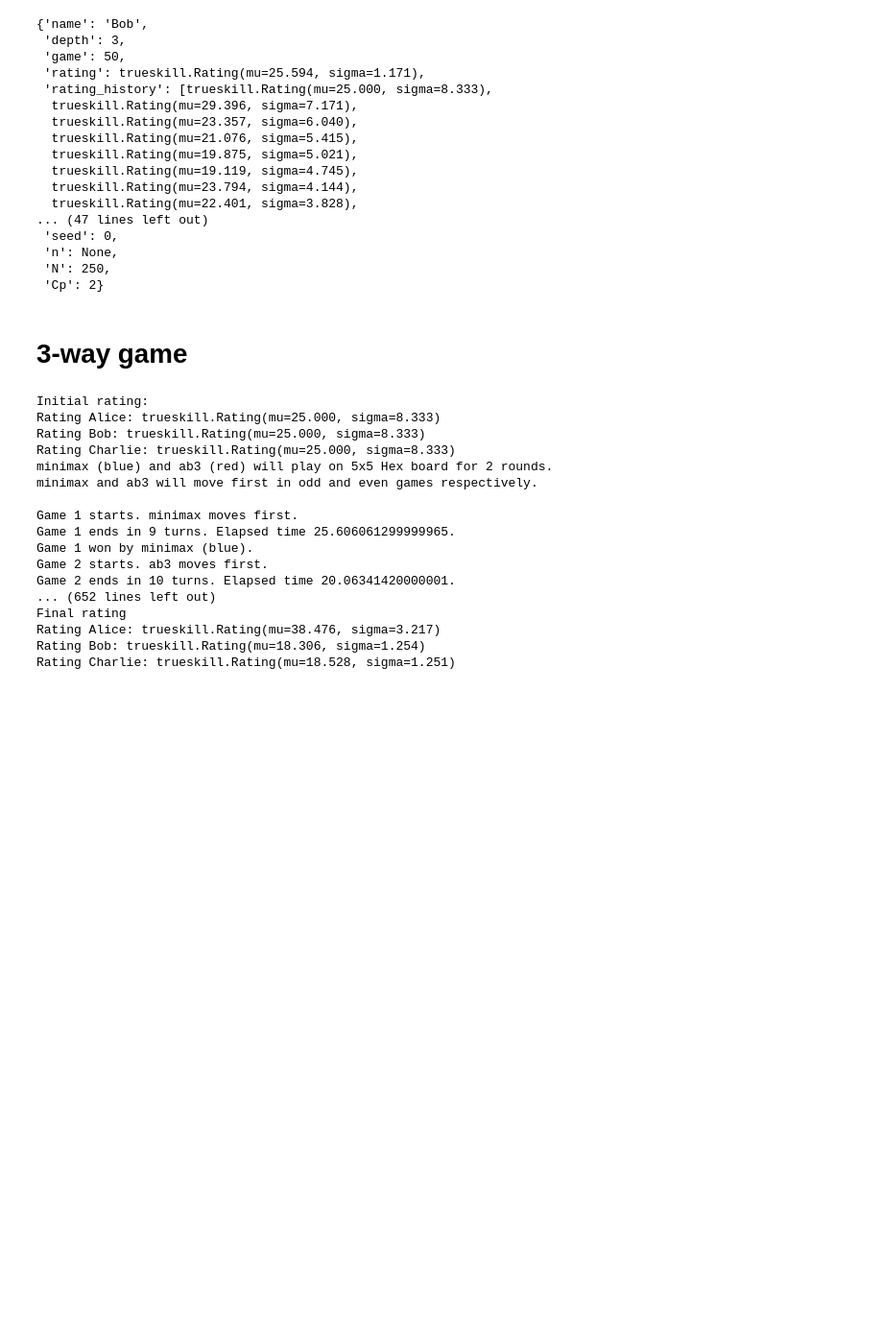
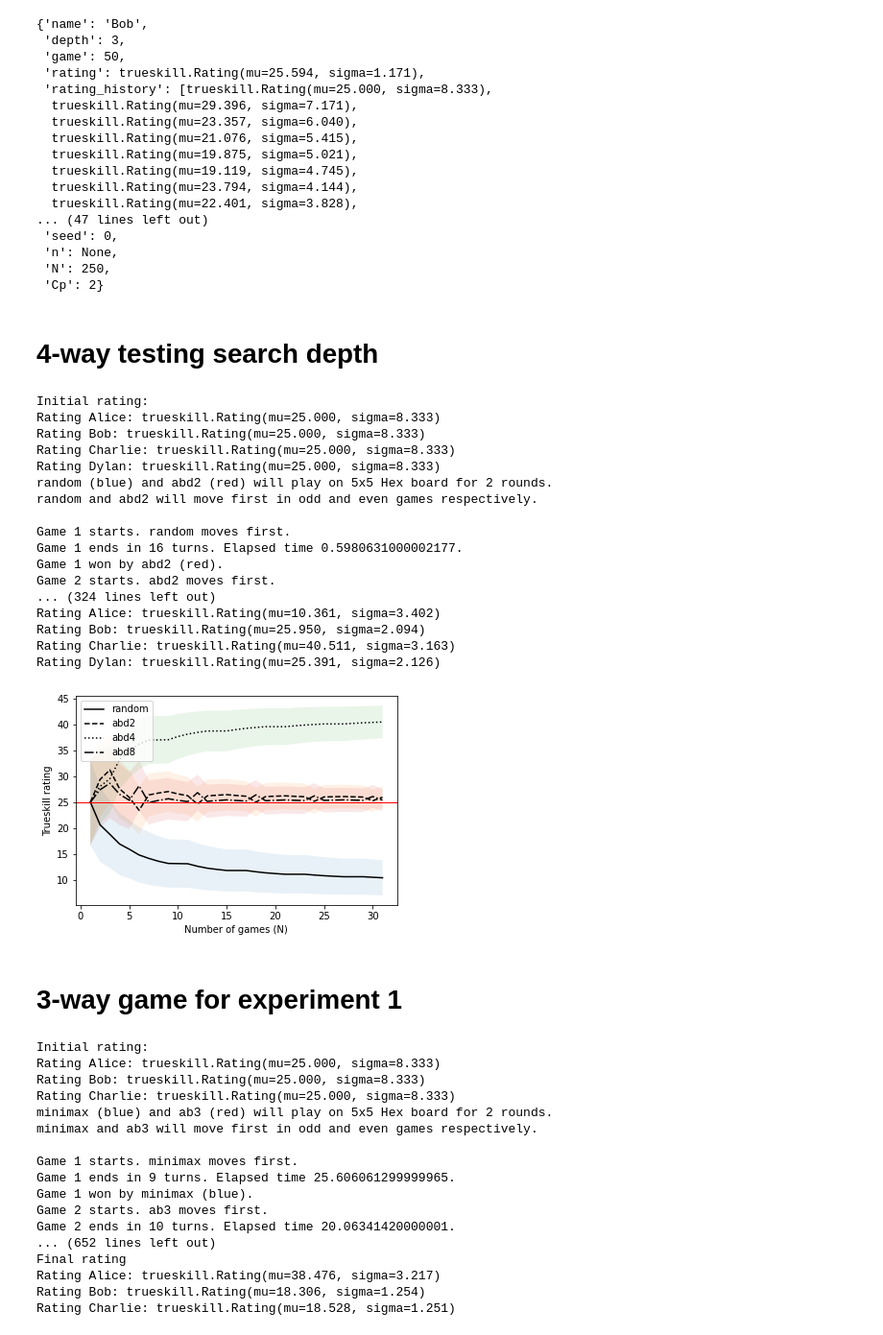
Before and after one commit to cuboids/rl-assignments, a Jupyter notebook: Experiment.ipynb, the cells around one changed output. Shown at 96% size. Cells and saved outputs as stored; diff of their text form; code cells hidden in the pictures; blank space fills up the shorter version.

```diff
--- a/Experiment.ipynb
+++ b/Experiment.ipynb
@@ -226,8 +226,65 @@ Alice.__dict__
  'n': None,
  'N': 250,
  'Cp': 2}
+# %% [markdown]
+# 4-way testing search depth
+# %%
+from RepeatGames import play_hex
+from HexBoard import Agent, HexBoard
+
+N = 5
+game = 2
+boardsize = 5
+
+Alice = Agent(name='random', searchby='random')
+Bob = Agent(name='abd2', searchby='alphabeta', depth=2)
+Charlie = Agent(name='abd4', searchby='alphabeta', depth=3)
+Dylan = Agent(name='abd8', searchby='alphabeta', depth=4)
+
+print('Initial rating:')
+print("Rating Alice:", Alice.rating)
+print("Rating Bob:", Bob.rating)
+print("Rating Charlie:", Charlie.rating)
+print("Rating Dylan:", Dylan.rating)
+
+
+for i in range(0, N):
+
+    play_hex(game, Alice, Bob, boardsize, show_midgame=False, show_endgame=False, analysis=False)
+    play_hex(game, Charlie, Alice, boardsize, show_midgame=False, show_endgame=False, analysis=False)
+    play_hex(game, Bob, Charlie, boardsize, show_midgame=False, show_endgame=False, analysis=False)
+    play_hex(game, Alice, Dylan, boardsize, show_midgame=False, show_endgame=False, analysis=False)
+    play_hex(game, Charlie, Dylan, boardsize, show_midgame=False, show_endgame=False, analysis=False)
+    play_hex(game, Bob, Dylan, boardsize, show_midgame=False, show_endgame=False, analysis=False)
+
+print('Final rating')
+print("Rating Alice:", Alice.rating)
+print("Rating Bob:", Bob.rating)
+print("Rating Charlie:", Charlie.rating)
+print("Rating Dylan:", Dylan.rating)
+
+Alice.plot_rating_history(Bob, Charlie, Dylan)
+# %% [output]
+Initial rating:
+Rating Alice: trueskill.Rating(mu=25.000, sigma=8.333)
+Rating Bob: trueskill.Rating(mu=25.000, sigma=8.333)
+Rating Charlie: trueskill.Rating(mu=25.000, sigma=8.333)
+Rating Dylan: trueskill.Rating(mu=25.000, sigma=8.333)
+random (blue) and abd2 (red) will play on 5x5 Hex board for 2 rounds.
+random and abd2 will move first in odd and even games respectively.
+
+Game 1 starts. random moves first.
+Game 1 ends in 16 turns. Elapsed time 0.5980631000002177.
+Game 1 won by abd2 (red).
+Game 2 starts. abd2 moves first.
+... (324 lines left out)
+Rating Alice: trueskill.Rating(mu=10.361, sigma=3.402)
+Rating Bob: trueskill.Rating(mu=25.950, sigma=2.094)
+Rating Charlie: trueskill.Rating(mu=40.511, sigma=3.163)
+Rating Dylan: trueskill.Rating(mu=25.391, sigma=2.126)
+[figure, added]
 # %% [markdown]
-# 3-way game
+# 3-way game for experiment 1
 # %%
 from RepeatGames import play_hex
 from HexBoard import Agent, HexBoard
```
Also changed, not shown: parts of 11 cells of this notebook.
